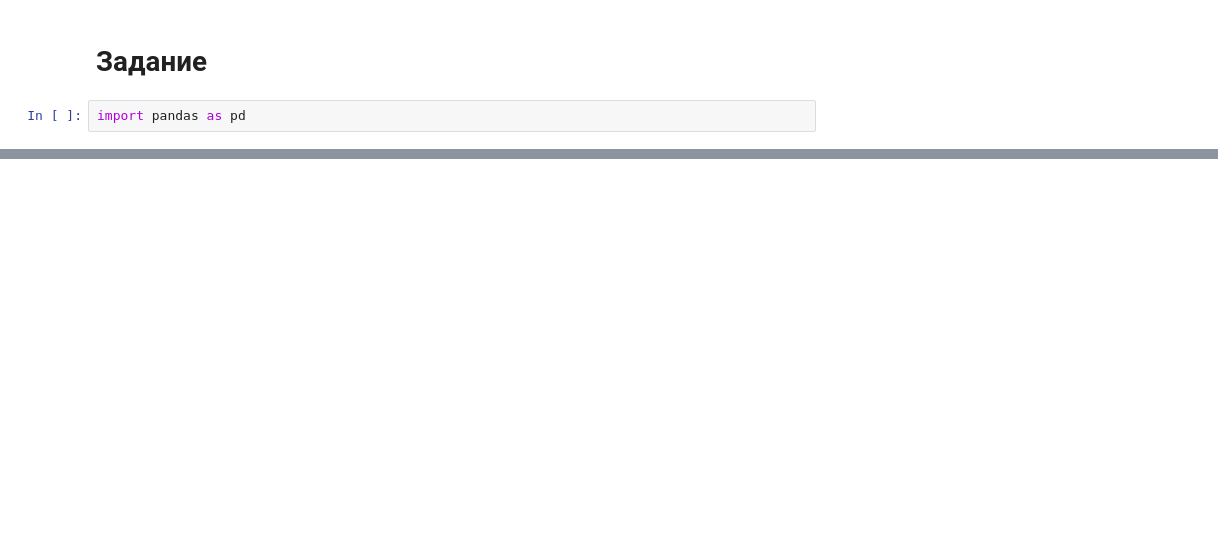
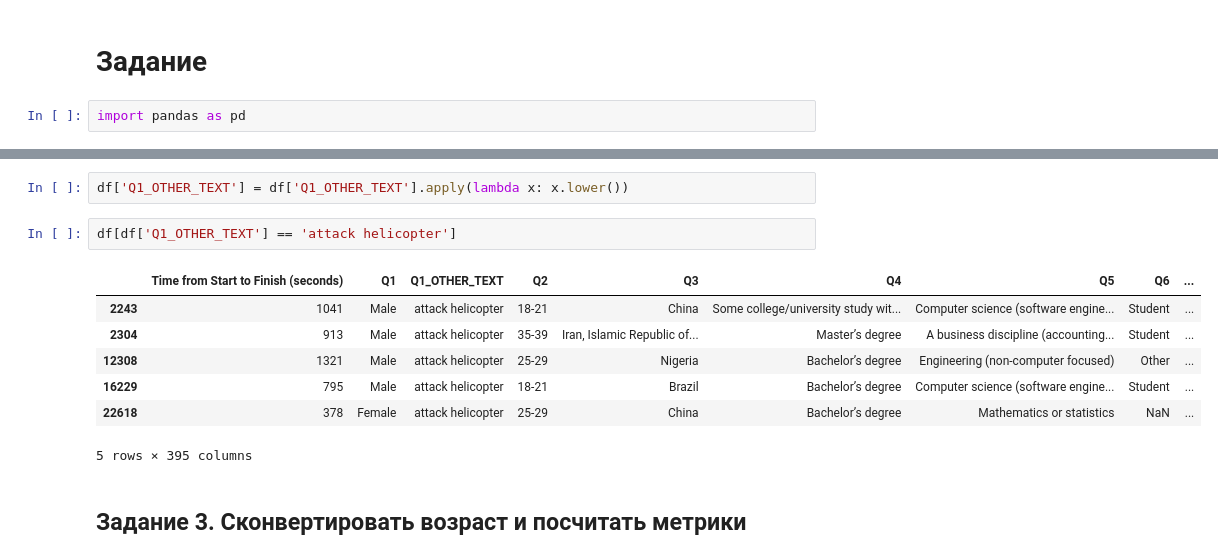
Before and after one commit to KhubbatulinMark/sber-21-rudn, a Jupyter notebook: solutions/02-solution.ipynb, the cells around one changed output, grey strips where cells are left out. Cells and saved outputs as stored; diff of their text form; blank space fills up the shorter version.

```diff
--- a/solutions/02-solution.ipynb
+++ b/solutions/02-solution.ipynb
@@ -123,0 +51,14 @@ data[
+# %%
+df['Q1_OTHER_TEXT'] = df['Q1_OTHER_TEXT'].apply(lambda x: x.lower())
+# %%
+df[df['Q1_OTHER_TEXT'] == 'attack helicopter']
+# %% [output]
+|  | Time from Start to Finish (seconds) | Q1 | Q1_OTHER_TEXT | Q2 | Q3 | Q4 | Q5 | Q6 | ... |
+| 2243 | 1041 | Male | attack helicopter | 18-21 | China | Some college/university study wit... | Computer science (software engine... | Student | ... |
+| 2304 | 913 | Male | attack helicopter | 35-39 | Iran, Islamic Republic of... | Master’s degree | A business discipline (accounting... | Student | ... |
+| 12308 | 1321 | Male | attack helicopter | 25-29 | Nigeria | Bachelor’s degree | Engineering (non-computer focused) | Other | ... |
+| 16229 | 795 | Male | attack helicopter | 18-21 | Brazil | Bachelor’s degree | Computer science (software engine... | Student | ... |
+| 22618 | 378 | Female | attack helicopter | 25-29 | China | Bachelor’s degree | Mathematics or statistics | NaN | ... |
+5 rows × 395 columns
+# %% [markdown]
+## Задание 3. Сконвертировать возраст и посчитать метрики
```
Also changed, not shown: parts of 52 cells of this notebook, 24 other files.
